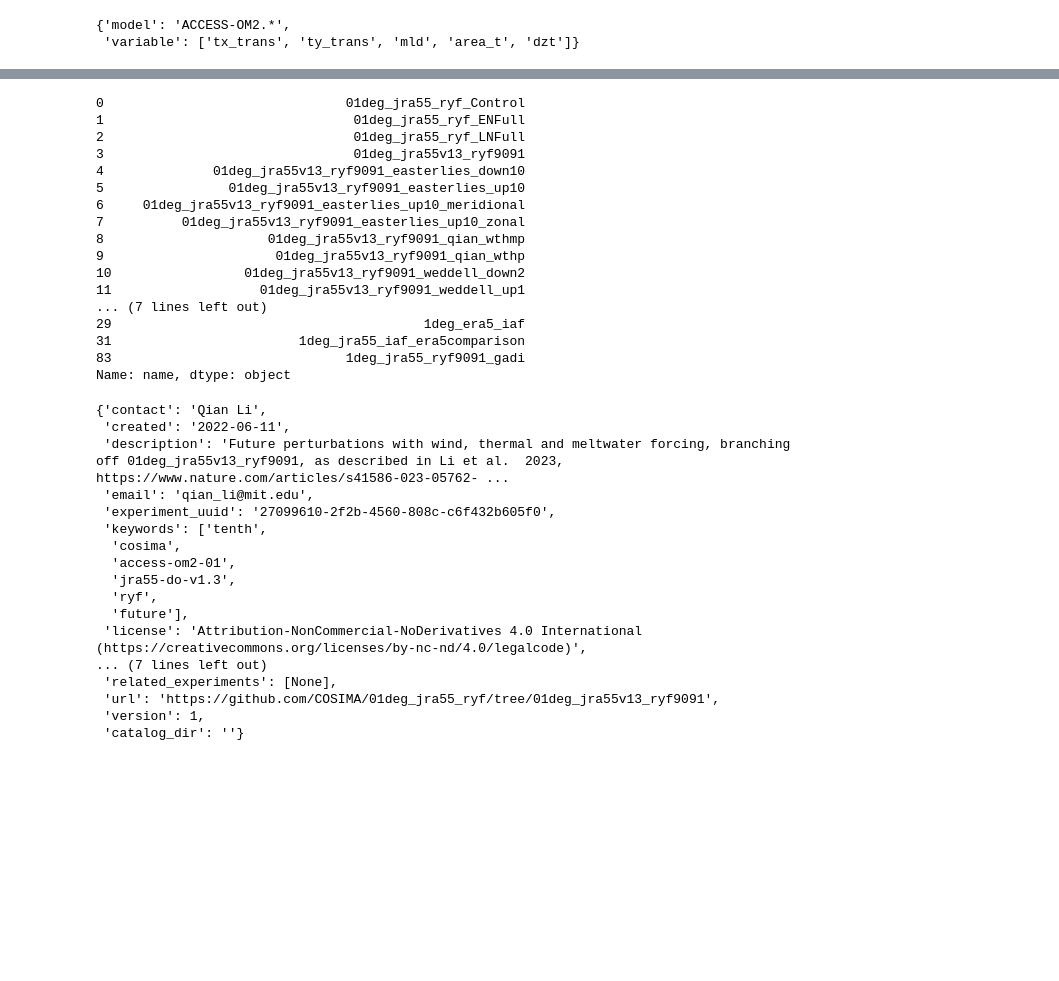
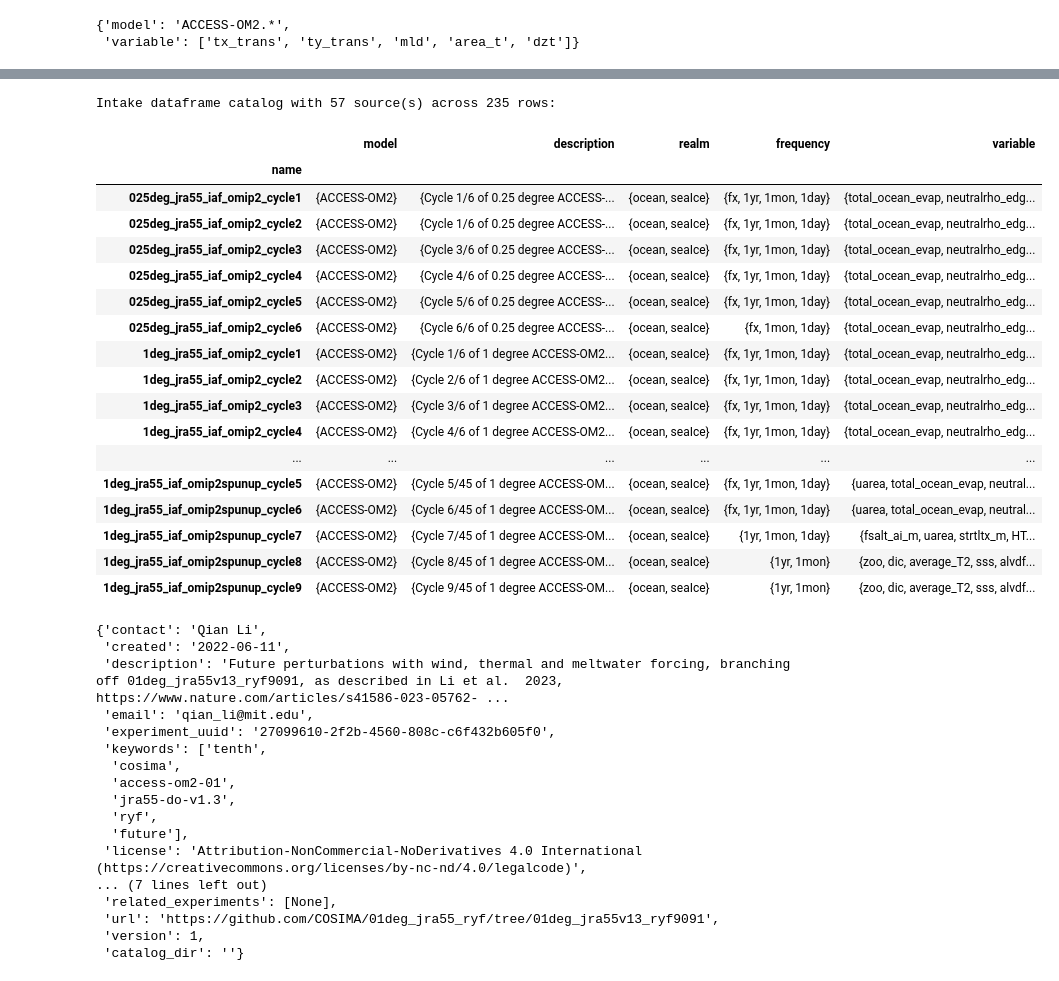
Before and after one commit to TMIP-code/notebooks, a Jupyter notebook: notebooks/high_resolution_Transport_Matrix.ipynb, the cells around one changed output, grey strips where cells are left out. Drawn from its saved outputs; the diff is of its cells as text; code cells hidden in the pictures; blank space fills up the shorter version.

Commit message:
Average OM2-1 from OMIP2 run

```diff
--- a/notebooks/high_resolution_Transport_Matrix.ipynb
+++ b/notebooks/high_resolution_Transport_Matrix.ipynb
@@ -100,41 +147,26 @@ df
 | 84 | 1deg_jra55v14_ryf | {area_t, dzt, mld} |
-# %%
-# all in one
-variable=[
-    "tx_trans", "ty_trans",
-    # "tx_trans_gm", "ty_trans_gm",
-    # "tx_trans_submeso", "ty_trans_submeso",
-    "mld", "area_t", "dzt",
-]
-
-variables_set = set(variable)
-
-query = dict(model="ACCESS-OM2.*", variable=variable)
-
-df = catalog.search(**query).df
-df = df.groupby('name', as_index=False)['variable'].sum()
-df['variable'] = df['variable'].apply(lambda x: set(x))
-
-filtered_df = df[df['variable'].apply(lambda x: variables_set.issubset(x))]
-filtered_df.name
-# %% [output]
-0                               01deg_jra55_ryf_Control
-1                                01deg_jra55_ryf_ENFull
-2                                01deg_jra55_ryf_LNFull
-3                                01deg_jra55v13_ryf9091
-4              01deg_jra55v13_ryf9091_easterlies_down10
-5                01deg_jra55v13_ryf9091_easterlies_up10
-6     01deg_jra55v13_ryf9091_easterlies_up10_meridional
-7          01deg_jra55v13_ryf9091_easterlies_up10_zonal
-8                     01deg_jra55v13_ryf9091_qian_wthmp
-9                      01deg_jra55v13_ryf9091_qian_wthp
-10                 01deg_jra55v13_ryf9091_weddell_down2
-11                   01deg_jra55v13_ryf9091_weddell_up1
-... (7 lines left out)
-29                                        1deg_era5_iaf
-31                        1deg_jra55_iaf_era5comparison
-83                              1deg_jra55_ryf9091_gadi
-Name: name, dtype: object
+# %%
+catalog.search(model="ACCESS-OM2.*", name=".*omip2.*")
+# %% [output]
+Intake dataframe catalog with 57 source(s) across 235 rows:
+|  | model | description | realm | frequency | variable |
+| name |  |  |  |  |  |
+| 025deg_jra55_iaf_omip2_cycle1 | {ACCESS-OM2} | {Cycle 1/6 of 0.25 degree ACCESS-... | {ocean, seaIce} | {fx, 1yr, 1mon, 1day} | {total_ocean_evap, neutralrho_edg... |
+| 025deg_jra55_iaf_omip2_cycle2 | {ACCESS-OM2} | {Cycle 1/6 of 0.25 degree ACCESS-... | {ocean, seaIce} | {fx, 1yr, 1mon, 1day} | {total_ocean_evap, neutralrho_edg... |
+| 025deg_jra55_iaf_omip2_cycle3 | {ACCESS-OM2} | {Cycle 3/6 of 0.25 degree ACCESS-... | {ocean, seaIce} | {fx, 1yr, 1mon, 1day} | {total_ocean_evap, neutralrho_edg... |
+| 025deg_jra55_iaf_omip2_cycle4 | {ACCESS-OM2} | {Cycle 4/6 of 0.25 degree ACCESS-... | {ocean, seaIce} | {fx, 1yr, 1mon, 1day} | {total_ocean_evap, neutralrho_edg... |
+| 025deg_jra55_iaf_omip2_cycle5 | {ACCESS-OM2} | {Cycle 5/6 of 0.25 degree ACCESS-... | {ocean, seaIce} | {fx, 1yr, 1mon, 1day} | {total_ocean_evap, neutralrho_edg... |
+| 025deg_jra55_iaf_omip2_cycle6 | {ACCESS-OM2} | {Cycle 6/6 of 0.25 degree ACCESS-... | {ocean, seaIce} | {fx, 1mon, 1day} | {total_ocean_evap, neutralrho_edg... |
+| 1deg_jra55_iaf_omip2_cycle1 | {ACCESS-OM2} | {Cycle 1/6 of 1 degree ACCESS-OM2... | {ocean, seaIce} | {fx, 1yr, 1mon, 1day} | {total_ocean_evap, neutralrho_edg... |
+| 1deg_jra55_iaf_omip2_cycle2 | {ACCESS-OM2} | {Cycle 2/6 of 1 degree ACCESS-OM2... | {ocean, seaIce} | {fx, 1yr, 1mon, 1day} | {total_ocean_evap, neutralrho_edg... |
+| 1deg_jra55_iaf_omip2_cycle3 | {ACCESS-OM2} | {Cycle 3/6 of 1 degree ACCESS-OM2... | {ocean, seaIce} | {fx, 1yr, 1mon, 1day} | {total_ocean_evap, neutralrho_edg... |
+| 1deg_jra55_iaf_omip2_cycle4 | {ACCESS-OM2} | {Cycle 4/6 of 1 degree ACCESS-OM2... | {ocean, seaIce} | {fx, 1yr, 1mon, 1day} | {total_ocean_evap, neutralrho_edg... |
+| ... | ... | ... | ... | ... | ... |
+| 1deg_jra55_iaf_omip2spunup_cycle5 | {ACCESS-OM2} | {Cycle 5/45 of 1 degree ACCESS-OM... | {ocean, seaIce} | {fx, 1yr, 1mon, 1day} | {uarea, total_ocean_evap, neutral... |
+| 1deg_jra55_iaf_omip2spunup_cycle6 | {ACCESS-OM2} | {Cycle 6/45 of 1 degree ACCESS-OM... | {ocean, seaIce} | {fx, 1yr, 1mon, 1day} | {uarea, total_ocean_evap, neutral... |
+| 1deg_jra55_iaf_omip2spunup_cycle7 | {ACCESS-OM2} | {Cycle 7/45 of 1 degree ACCESS-OM... | {ocean, seaIce} | {1yr, 1mon, 1day} | {fsalt_ai_m, uarea, strtltx_m, HT... |
+| 1deg_jra55_iaf_omip2spunup_cycle8 | {ACCESS-OM2} | {Cycle 8/45 of 1 degree ACCESS-OM... | {ocean, seaIce} | {1yr, 1mon} | {zoo, dic, average_T2, sss, alvdf... |
+| 1deg_jra55_iaf_omip2spunup_cycle9 | {ACCESS-OM2} | {Cycle 9/45 of 1 degree ACCESS-OM... | {ocean, seaIce} | {1yr, 1mon} | {zoo, dic, average_T2, sss, alvdf... |
 # %%
 subcatalog = catalog["01deg_jra55v13_ryf9091_qian_wthmp"]
 subcatalog.metadata
```
Also changed, not shown: parts of 5 cells of this notebook, 4 other files.
